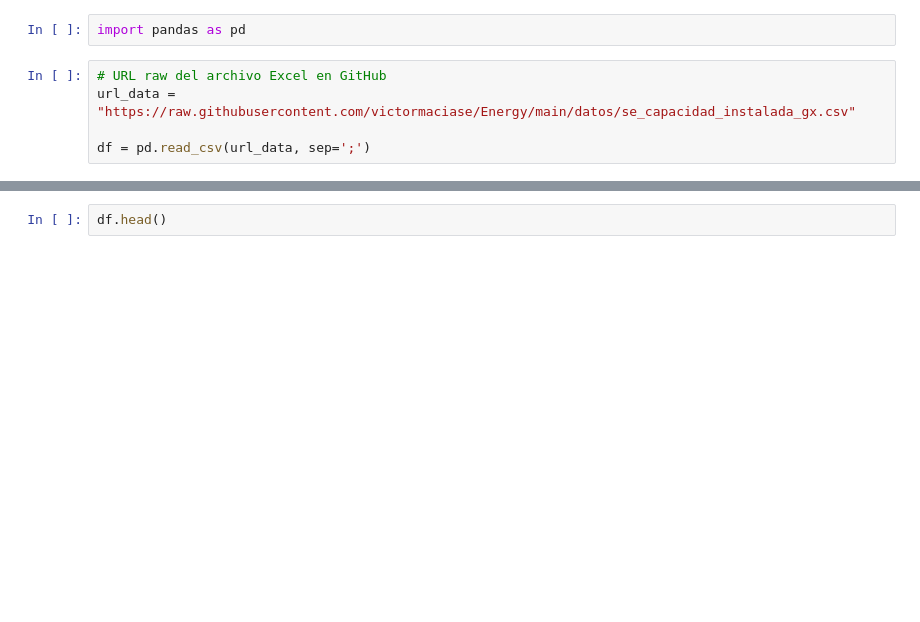
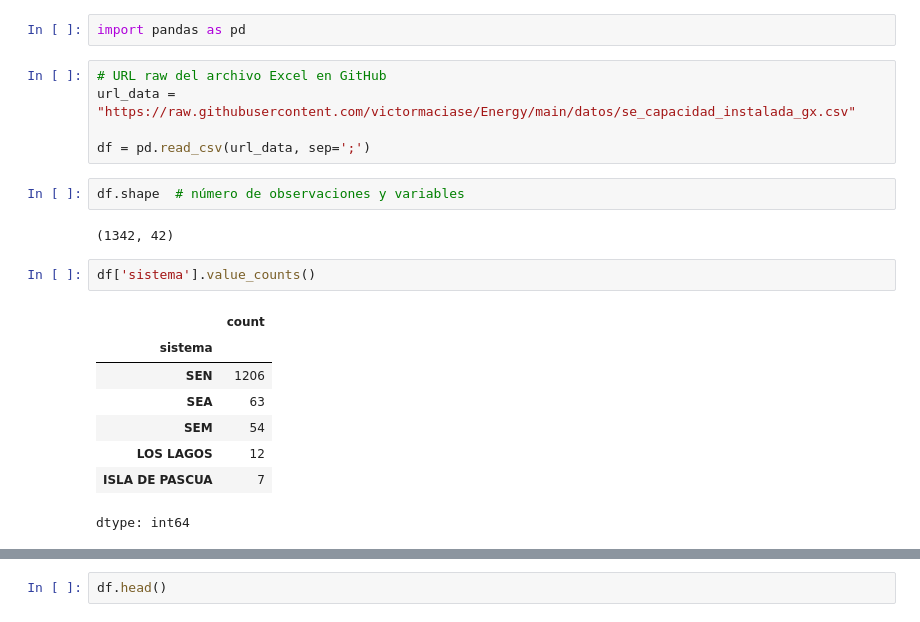
Before and after one commit to victormaciase/Energy, a Jupyter notebook: CapacidadGeneracion.ipynb, the cells around one changed output, grey strips where cells are left out. Saved outputs shown, nothing was run; the diff lists cells and outputs as text; blank space fills up the shorter version.

```diff
--- a/CapacidadGeneracion.ipynb
+++ b/CapacidadGeneracion.ipynb
@@ -7,3 +7,18 @@ import pandas as pd
 url_data = "https://raw.githubusercontent.com/victormaciase/Energy/main/datos/se_capacidad_instalada_gx.csv"
 
 df = pd.read_csv(url_data, sep=';')
+# %%
+df.shape  # número de observaciones y variables
+# %% [output]
+(1342, 42)
+# %%
+df['sistema'].value_counts()
+# %% [output]
+|  | count |
+| sistema |  |
+| SEN | 1206 |
+| SEA | 63 |
+| SEM | 54 |
+| LOS LAGOS | 12 |
+| ISLA DE PASCUA | 7 |
+dtype: int64
```
Also changed, not shown: parts of 3 cells of this notebook.
